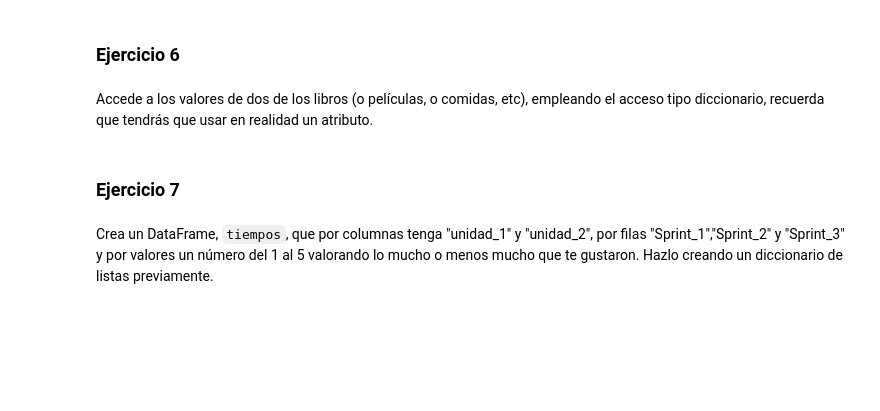
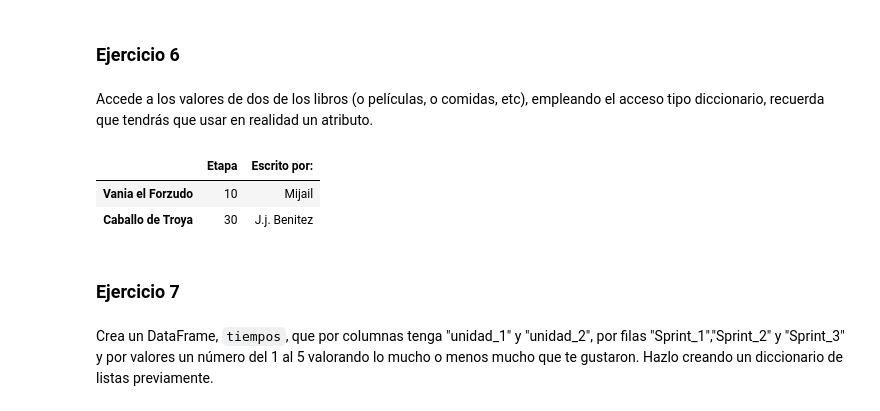
Before and after one commit to draranguez/DS-Online_DanielR, a Jupyter notebook: 02_Herramientas_Avanzadas/Sprint_04/Unidad_01_Pandas_I/02_Ejercicios_Workout/15_Ejercicios_DataFrame.ipynb, the cells around one changed output. Cells and saved outputs as stored; diff of their text form; code cells hidden in the pictures; blank space fills up the shorter version.

```diff
--- a/02_Herramientas_Avanzadas/Sprint_04/Unidad_01_Pandas_I/02_Ejercicios_Workout/15_Ejercicios_DataFrame.ipynb
+++ b/02_Herramientas_Avanzadas/Sprint_04/Unidad_01_Pandas_I/02_Ejercicios_Workout/15_Ejercicios_DataFrame.ipynb
@@ -40,6 +114,12 @@ Muestra los valores de las columnas empleando el método de acceso tipo dicciona
 ### Ejercicio 6
 # %% [markdown]
 Accede a los valores de dos de los libros (o películas, o comidas, etc), empleando el acceso tipo diccionario, recuerda que tendrás que usar en realidad un atributo.
+# %%
+df_ejemplo[0:2]
+# %% [output]
+|  | Etapa | Escrito por: |
+| Vania el Forzudo | 10 | Mijail |
+| Caballo de Troya | 30 | J.j. Benitez |
 # %% [markdown]
 ### Ejercicio 7
 # %% [markdown]
```
Also changed, not shown: parts of 8 cells of this notebook.
